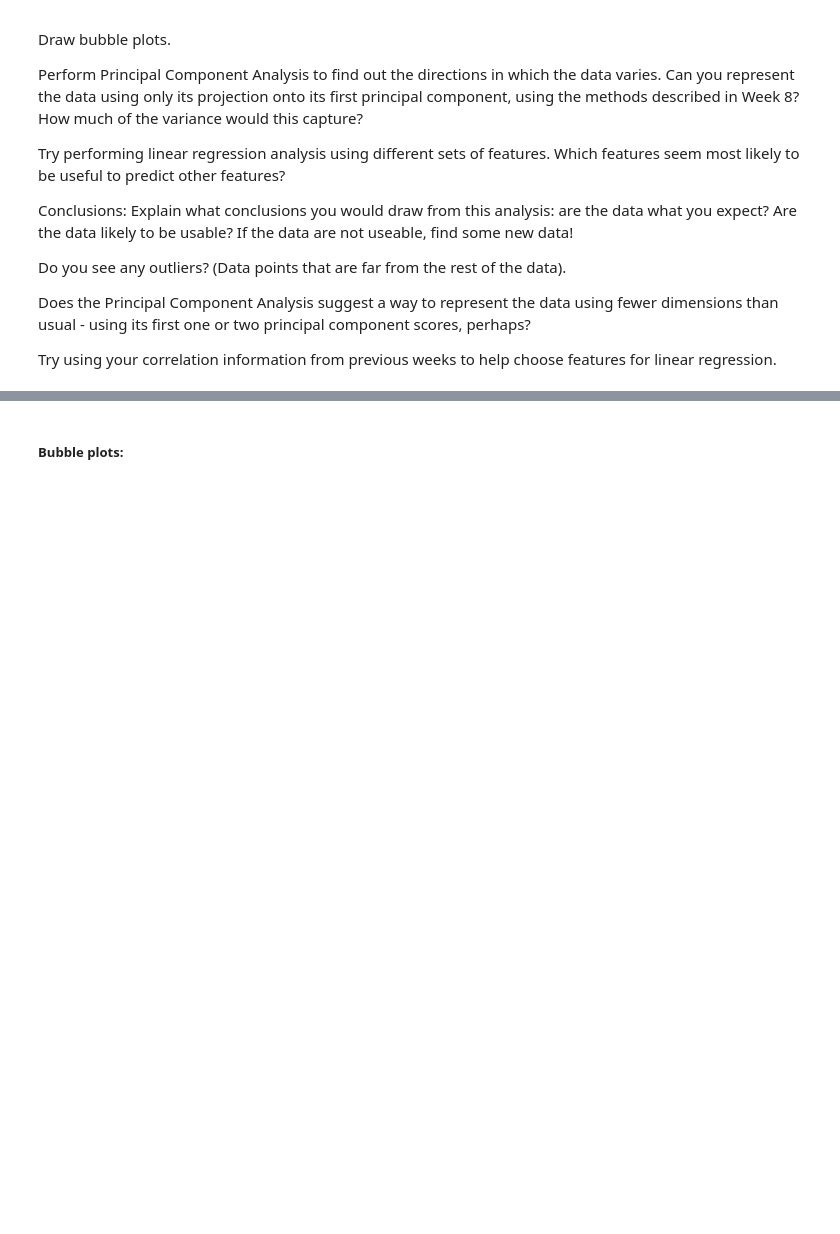
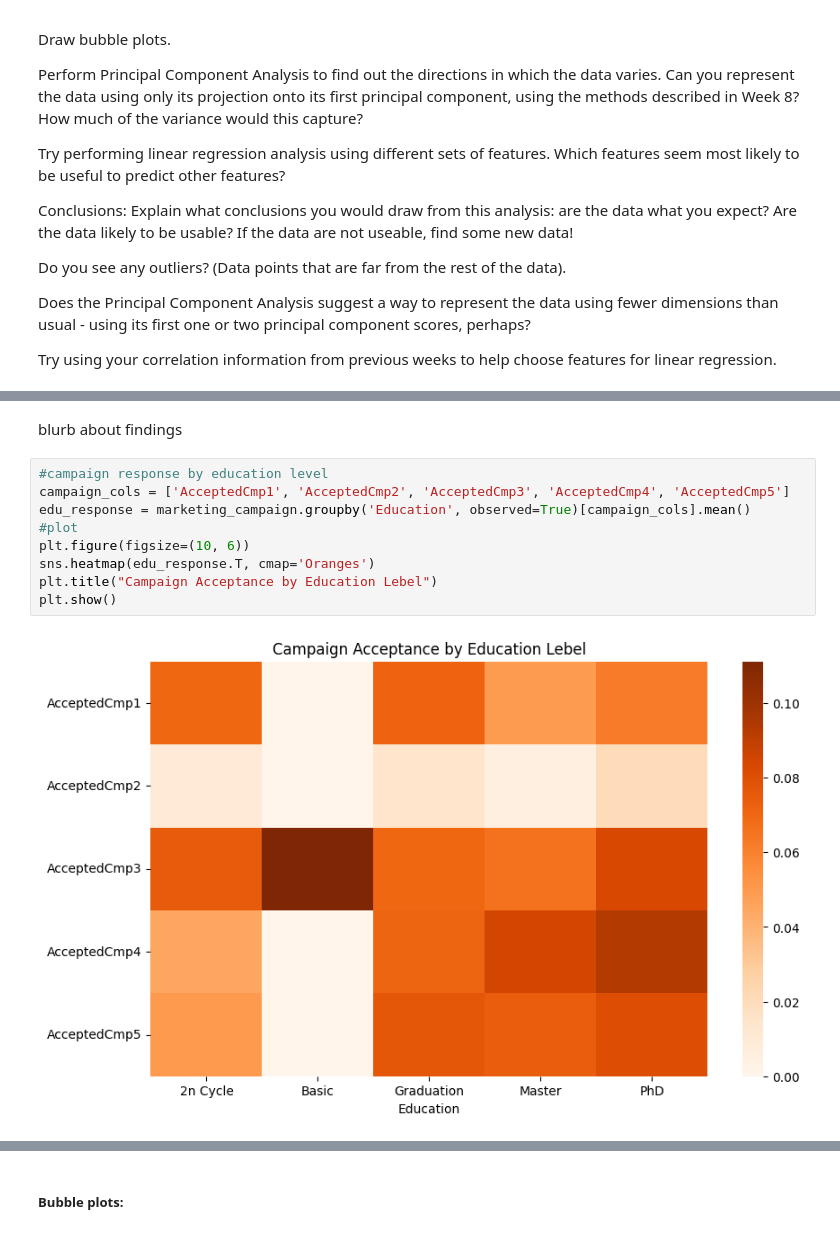
Before and after one commit to paumar2/DX699-MODB2, a Jupyter notebook: Week9.ipynb, the cells around one changed output, grey strips where cells are left out. Cells and saved outputs as stored; diff of their text form; blank space fills up the shorter version.

```diff
--- a/Week9.ipynb
+++ b/Week9.ipynb
@@ -68,0 +106,13 @@ Try using your correlation information from previous weeks to help choose featur
+# %% [markdown]
+blurb about findings
+# %%
+#campaign response by education level
+campaign_cols = ['AcceptedCmp1', 'AcceptedCmp2', 'AcceptedCmp3', 'AcceptedCmp4', 'AcceptedCmp5']
+edu_response = marketing_campaign.groupby('Education', observed=True)[campaign_cols].mean()
+#plot
+plt.figure(figsize=(10, 6))
+sns.heatmap(edu_response.T, cmap='Oranges')
+plt.title("Campaign Acceptance by Education Lebel")
+plt.show()
+# %% [output]
+[figure, added]
```
Also changed, not shown: parts of 6 cells of this notebook.
